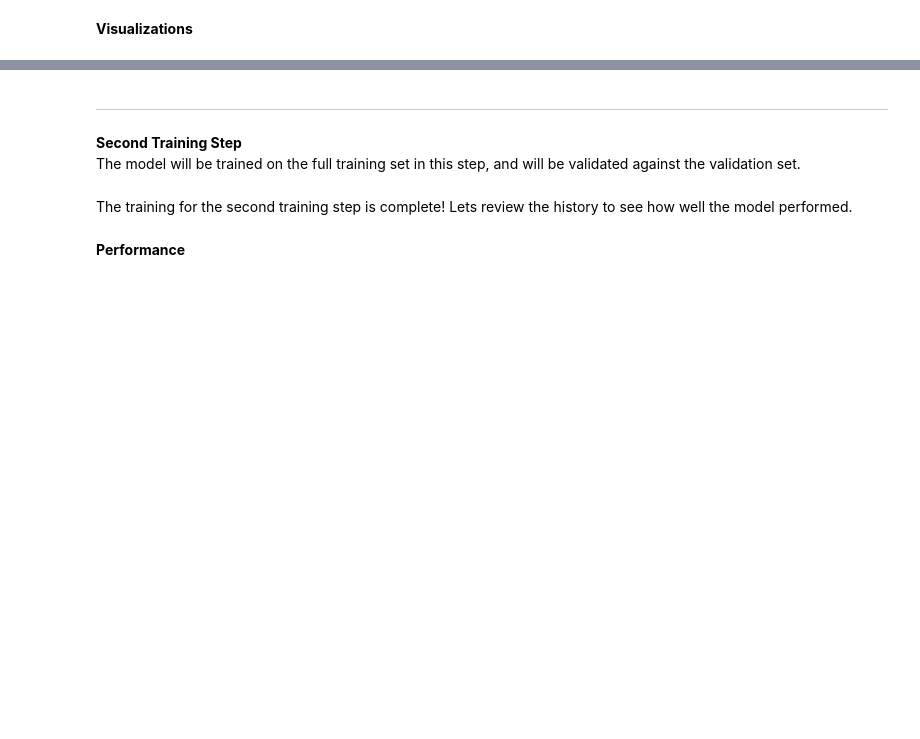
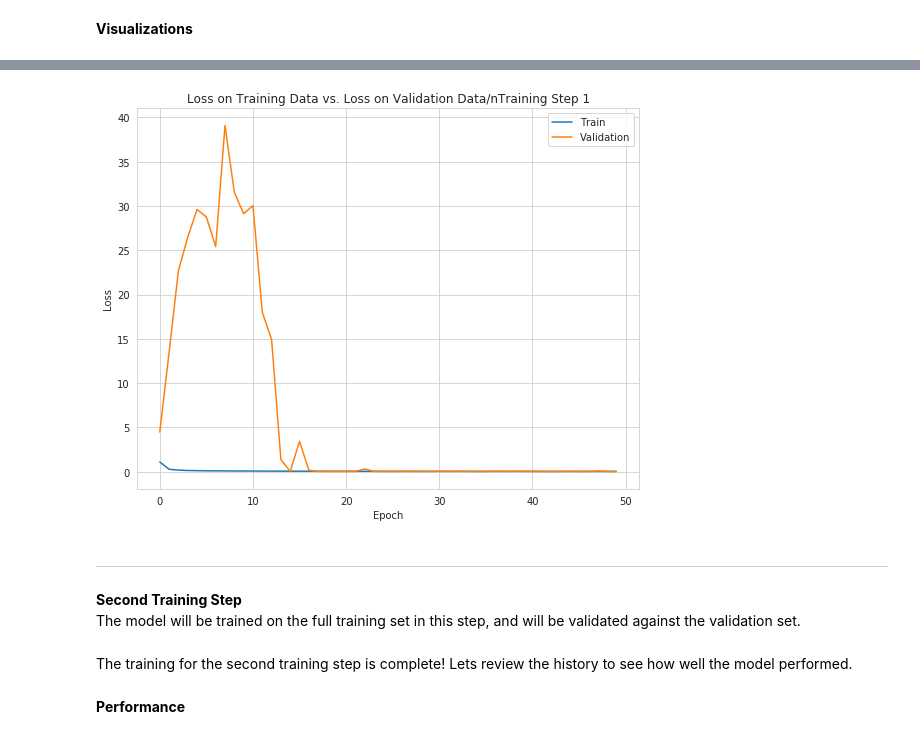
Before and after one commit to Maygrave/Kannada-Digit-Recognition, a Jupyter notebook: Kannada Digit Recognition.ipynb, the cells around one changed output, grey strips where cells are left out. Drawn from its saved outputs; the diff is of its cells as text; code cells hidden in the pictures; blank space fills up the shorter version.

```diff
--- a/Kannada Digit Recognition.ipynb
+++ b/Kannada Digit Recognition.ipynb
@@ -313,9 +384,11 @@ plt.savefig("Images/Accuracy_TrainS1.png")
 # %%
 plt.figure(figsize = (9,7))
-plt.plot(history_full.history["loss"])
-plt.plot(history_full.history["val_loss"])
+plt.plot(history.history["loss"])
+plt.plot(history.history["val_loss"])
 plt.title("Loss on Training Data vs. Loss on Validation Data/nTraining Step 1")
 plt.legend(["Train", "Validation"], loc = "upper right")
 plt.xlabel("Epoch")
 plt.ylabel("Loss")
 plt.savefig("Images/Loss_trainS1.png")
+# %% [output]
+[figure, added]
```
Also changed, not shown: parts of 24 cells of this notebook, 8 other files.
